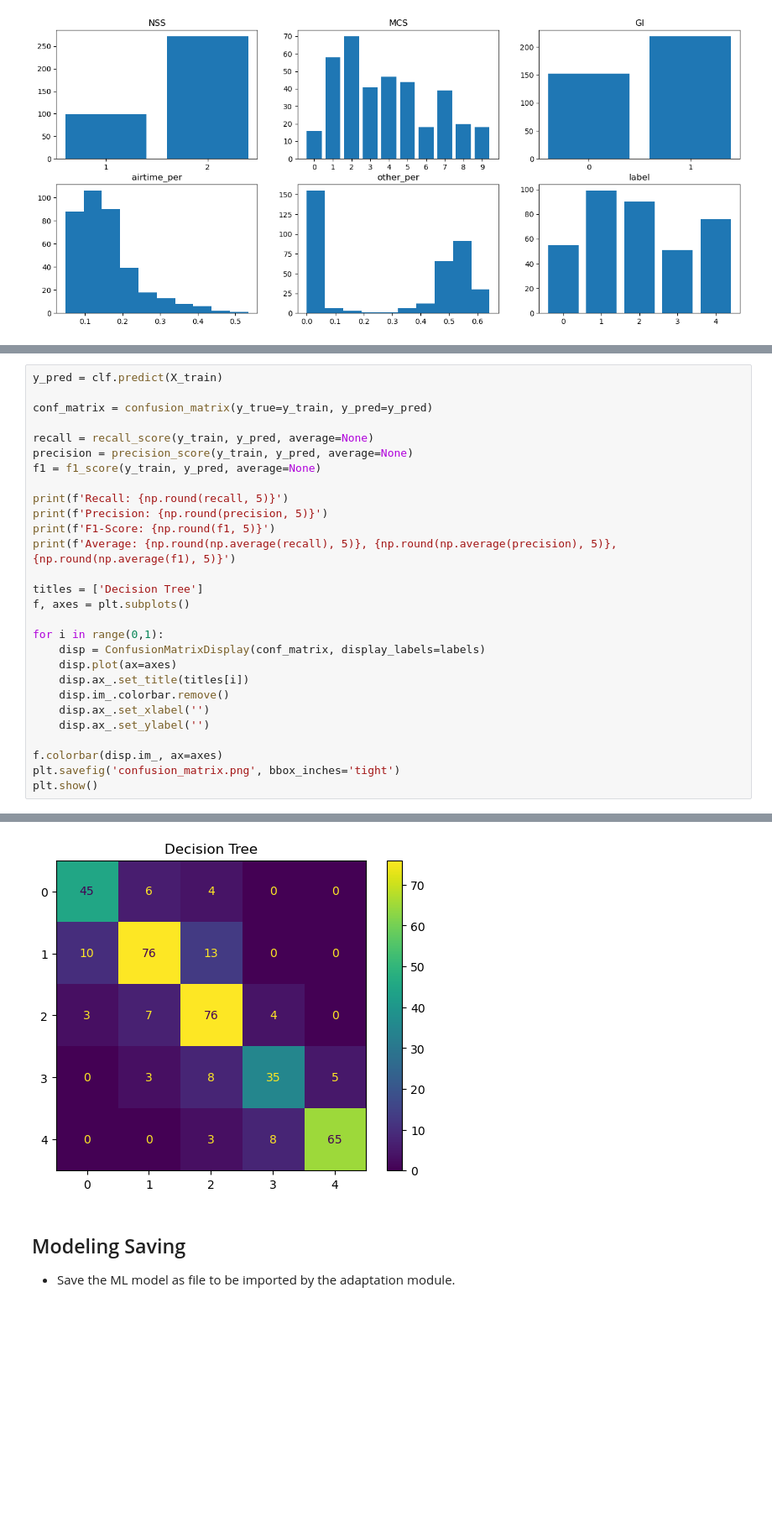
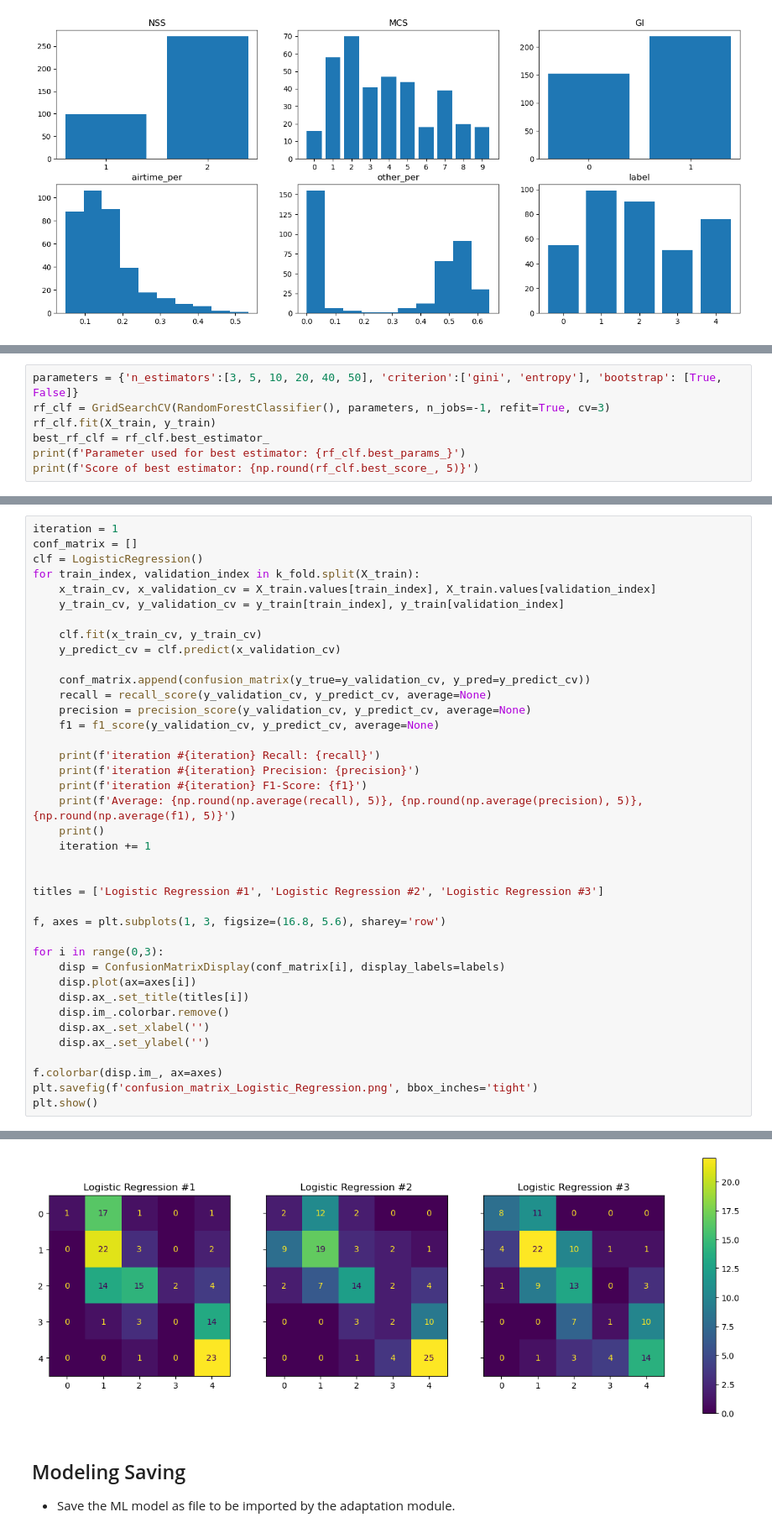
Before and after one commit to ywliu722/ml_for_network, a Jupyter notebook: decision_tree_training.ipynb, the cells around one changed output, grey strips where cells are left out. Shown at 84% size. Drawn from its saved outputs; the diff is of its cells as text; blank space fills up the shorter version.

Commit message:
add random forest and logistic regression

```diff
--- a/decision_tree_training.ipynb
+++ b/decision_tree_training.ipynb
@@ -172,0 +191,7 @@ iteration #3 F1-Score: [0.46511628 0.41791045 0.36363636 0.22222222 0.52941176]
+# %%
+parameters = {'n_estimators':[3, 5, 10, 20, 40, 50], 'criterion':['gini', 'entropy'], 'bootstrap': [True, False]}
+rf_clf = GridSearchCV(RandomForestClassifier(), parameters, n_jobs=-1, refit=True, cv=3)
+rf_clf.fit(X_train, y_train)
+best_rf_clf = rf_clf.best_estimator_
+print(f'Parameter used for best estimator: {rf_clf.best_params_}')
+print(f'Score of best estimator: {np.round(rf_clf.best_score_, 5)}')
@@ -173,29 +258,40 @@ iteration #3 F1-Score: [0.46511628 0.41791045 0.36363636 0.22222222 0.52941176]
 # %%
-y_pred = clf.predict(X_train)
+iteration = 1
+conf_matrix = []
+clf = LogisticRegression()
+for train_index, validation_index in k_fold.split(X_train):
+    x_train_cv, x_validation_cv = X_train.values[train_index], X_train.values[validation_index]
+    y_train_cv, y_validation_cv = y_train[train_index], y_train[validation_index]
 
-conf_matrix = confusion_matrix(y_true=y_train, y_pred=y_pred)
+    clf.fit(x_train_cv, y_train_cv)
+    y_predict_cv = clf.predict(x_validation_cv)
 
-recall = recall_score(y_train, y_pred, average=None)
-precision = precision_score(y_train, y_pred, average=None)
-f1 = f1_score(y_train, y_pred, average=None)
+    conf_matrix.append(confusion_matrix(y_true=y_validation_cv, y_pred=y_predict_cv))
+    recall = recall_score(y_validation_cv, y_predict_cv, average=None)
+    precision = precision_score(y_validation_cv, y_predict_cv, average=None)
+    f1 = f1_score(y_validation_cv, y_predict_cv, average=None)
 
-print(f'Recall: {np.round(recall, 5)}')
-print(f'Precision: {np.round(precision, 5)}')
-print(f'F1-Score: {np.round(f1, 5)}')
-print(f'Average: {np.round(np.average(recall), 5)}, {np.round(np.average(precision), 5)}, {np.round(np.average(f1), 5)}')
+    print(f'iteration #{iteration} Recall: {recall}')
+    print(f'iteration #{iteration} Precision: {precision}')
+    print(f'iteration #{iteration} F1-Score: {f1}')
+    print(f'Average: {np.round(np.average(recall), 5)}, {np.round(np.average(precision), 5)}, {np.round(np.average(f1), 5)}')
+    print()
+    iteration += 1
 
-titles = ['Decision Tree']
-f, axes = plt.subplots()
 
-for i in range(0,1):
-    disp = ConfusionMatrixDisplay(conf_matrix, display_labels=labels)
-    disp.plot(ax=axes)
+titles = ['Logistic Regression #1', 'Logistic Regression #2', 'Logistic Regression #3']
+
+f, axes = plt.subplots(1, 3, figsize=(16.8, 5.6), sharey='row')
+
+for i in range(0,3):
+    disp = ConfusionMatrixDisplay(conf_matrix[i], display_labels=labels)
+    disp.plot(ax=axes[i])
     disp.ax_.set_title(titles[i])
     disp.im_.colorbar.remove()
     disp.ax_.set_xlabel('')
     disp.ax_.set_ylabel('')
 
 f.colorbar(disp.im_, ax=axes)
-plt.savefig('confusion_matrix.png', bbox_inches='tight')
+plt.savefig(f'confusion_matrix_Logistic_Regression.png', bbox_inches='tight')
 plt.show()
 # %% [output]
@@ -206,4 +312,4 @@ Average: 0.79437, 0.80119, 0.79609
-[figure, old version]
+[figure, new version]
 # %% [markdown]
 ## Modeling Saving
 * Save the ML model as file to be imported by the adaptation module.
```
Also changed, not shown: parts of 12 cells of this notebook.
